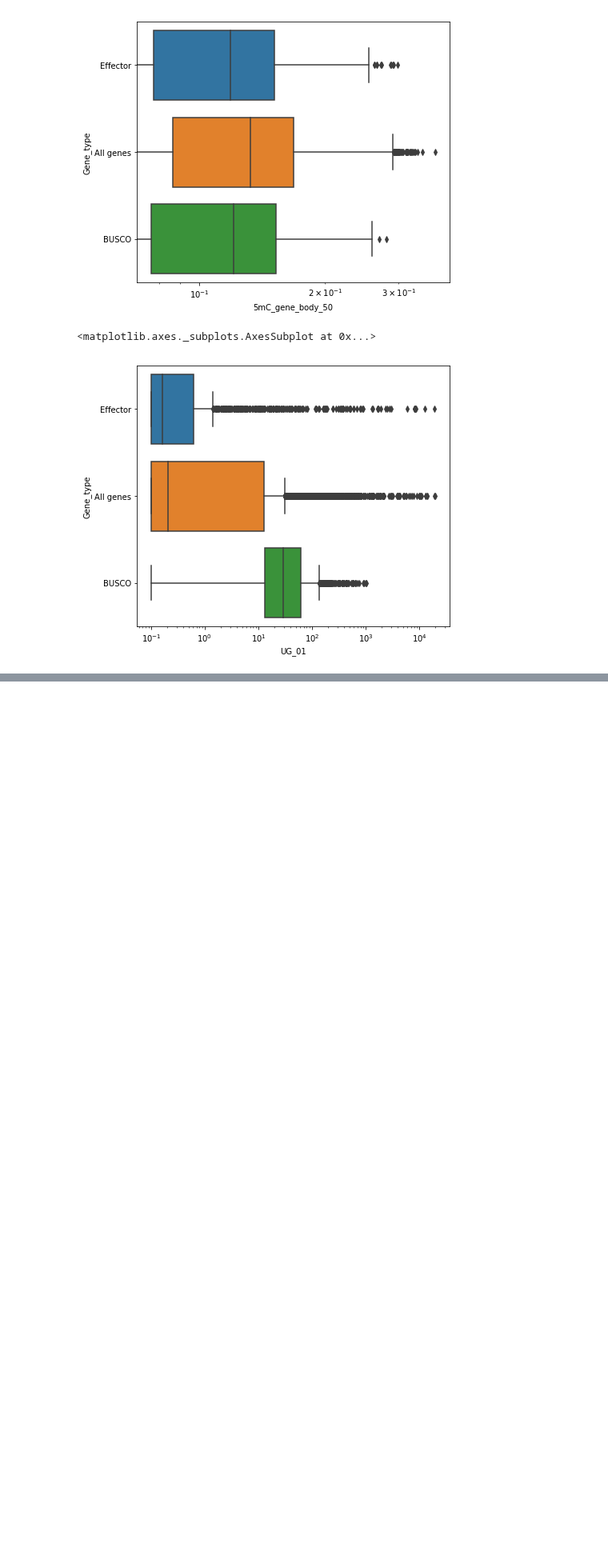
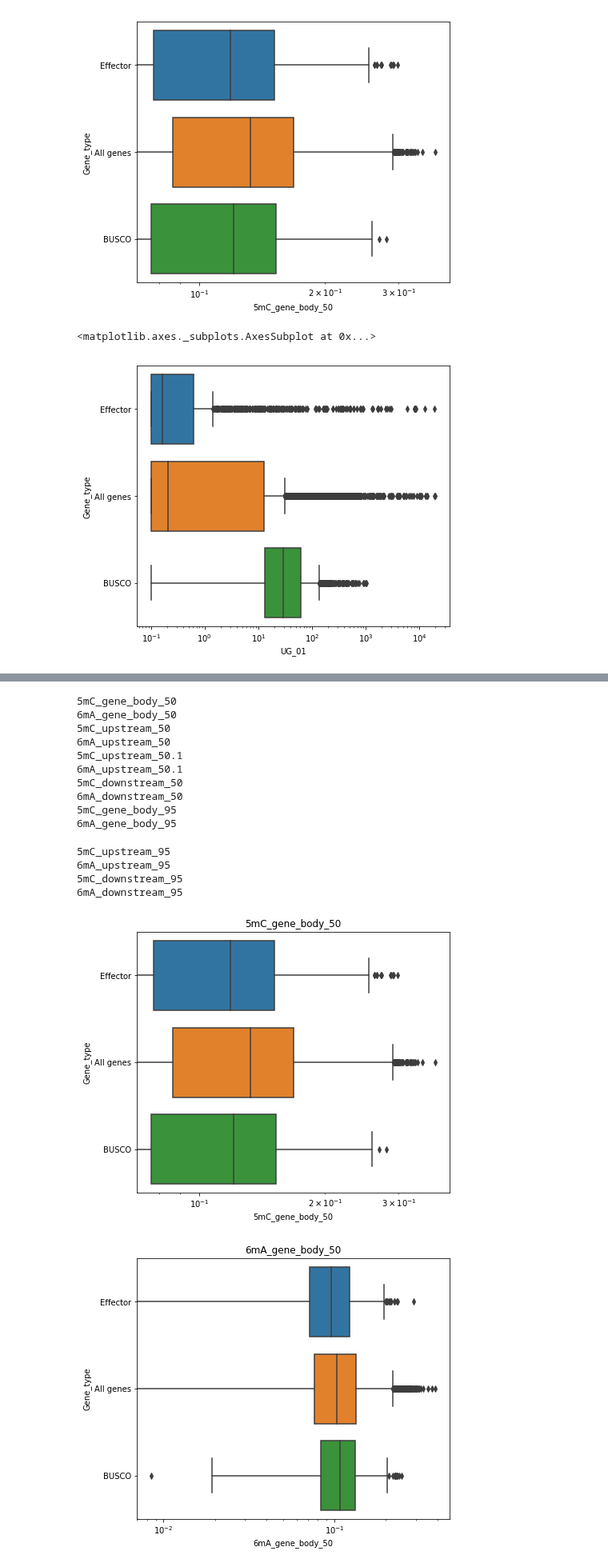
Before and after one commit to BenjaminSchwessinger/Honours_year, a Jupyter notebook: fisher/methylation/Methylations_interpretation.ipynb, the cells around one changed output, grey strips where cells are left out. Shown at 80% size. Saved outputs shown, nothing was run; the diff lists cells and outputs as text; code cells hidden in the pictures; blank space fills up the shorter version.

```diff
--- a/fisher/methylation/Methylations_interpretation.ipynb
+++ b/fisher/methylation/Methylations_interpretation.ipynb
@@ -225,0 +254,29 @@ sns.boxplot(x='UG_01', y='Gene_type', data=h_contig_df)
+# %%
+for x in ['5mC_gene_body_50',
+       '6mA_gene_body_50', '5mC_upstream_50', '6mA_upstream_50',
+       '5mC_upstream_50.1', '6mA_upstream_50.1', '5mC_downstream_50',
+       '6mA_downstream_50', '5mC_gene_body_95', '6mA_gene_body_95',
+       '5mC_upstream_95', '6mA_upstream_95', '5mC_downstream_95',
+       '6mA_downstream_95']:
+    print(x)
+    f, ax = plt.subplots(figsize=(7, 6))
+    ax.set_xscale("log")
+    sns.boxplot(x=x, y='Gene_type', data=h_contig_df)
+    plt.title(x)
+# %% [output]
+5mC_gene_body_50
+6mA_gene_body_50
+5mC_upstream_50
+6mA_upstream_50
+5mC_upstream_50.1
+6mA_upstream_50.1
+5mC_downstream_50
+6mA_downstream_50
+5mC_gene_body_95
+6mA_gene_body_95
+5mC_upstream_95
+6mA_upstream_95
+5mC_downstream_95
+6mA_downstream_95
+[figure, added]
+[figure, added]
```
Also changed, not shown: parts of 4 cells of this notebook.
